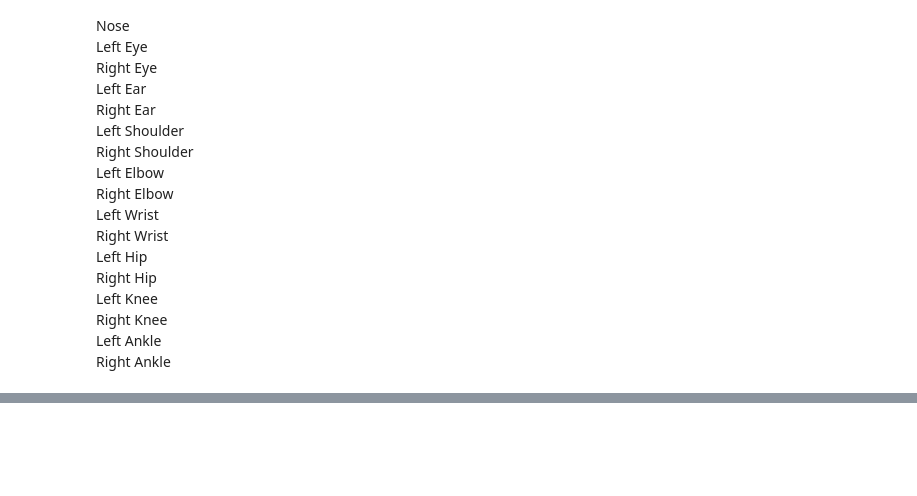
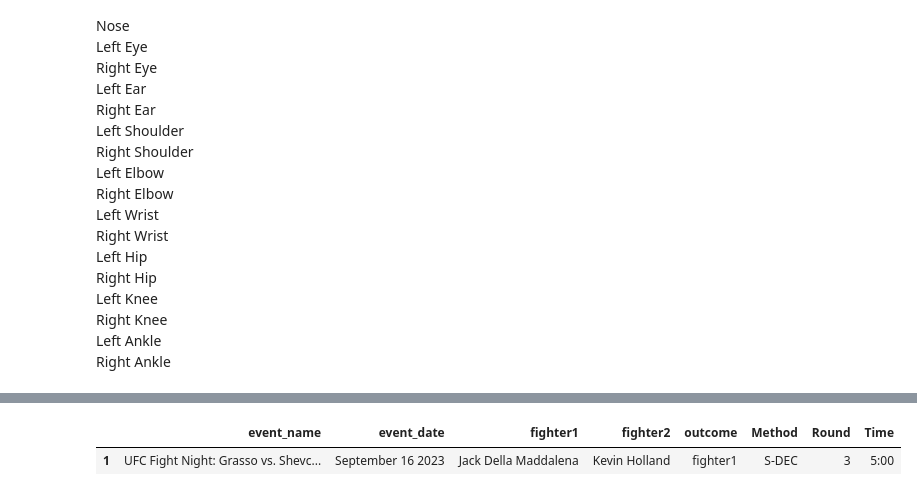
Before and after one commit to Octagon-Analytics/Octagon_Analytics, a Jupyter notebook: YOLO.ipynb, the cells around one changed output, grey strips where cells are left out. Drawn from its saved outputs; the diff is of its cells as text; code cells hidden in the pictures; blank space fills up the shorter version.

```diff
--- a/YOLO.ipynb
+++ b/YOLO.ipynb
@@ -105,0 +140,30 @@ tensor([[141.2245, 445.2361],
+# %%
+from pathlib import Path
+
+import pandas as pd
+
+events = pd.read_csv("events_raw.csv")
+
+# Pick a bout that you have a matching, authorized video for. This example is
+# the first bout in events_raw.csv; change all three fields together if needed.
+BOUT = {
+    "event_name": "UFC Fight Night: Grasso vs. Shevchenko 2",
+    "fighter1": "Jack Della Maddalena",
+    "fighter2": "Kevin Holland",
+}
+match = events.loc[
+    (events["event_name"] == BOUT["event_name"])
+    & (events["fighter1"] == BOUT["fighter1"])
+    & (events["fighter2"] == BOUT["fighter2"])
+]
+assert len(match) == 1, "Choose a unique event/fighter1/fighter2 combination."
+display(match[["event_name", "event_date", "fighter1", "fighter2", "outcome", "Method", "Round", "Time"]])
+
+# This video is intentionally not in Git. Create data/videos locally and put an
+# authorized copy there. Keeping the file name tied to the BOUT prevents mix-ups.
+VIDEO_PATH = Path("data/videos/welterweight.mp4")
+if not VIDEO_PATH.exists():
+    print(f"Add an authorized video at: {VIDEO_PATH.resolve()}")
+# %% [output]
+|  | event_name | event_date | fighter1 | fighter2 | outcome | Method | Round | Time |
+| 1 | UFC Fight Night: Grasso vs. Shevc... | September 16 2023 | Jack Della Maddalena | Kevin Holland | fighter1 | S-DEC | 3 | 5:00 |
```
Also changed, not shown: parts of 9 cells of this notebook, 3 other files.
